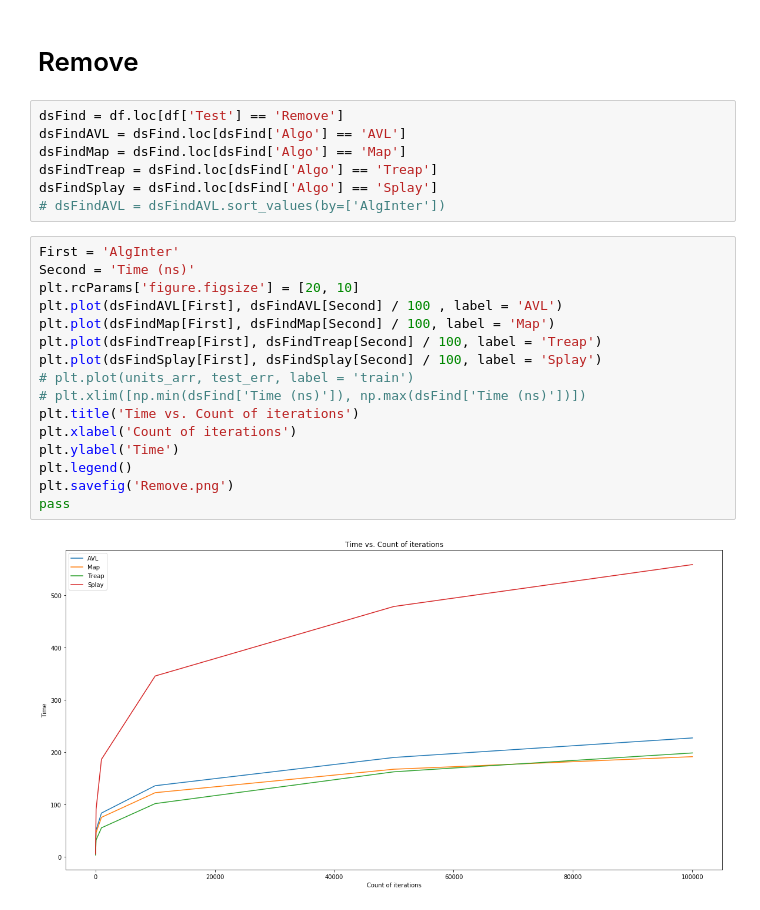
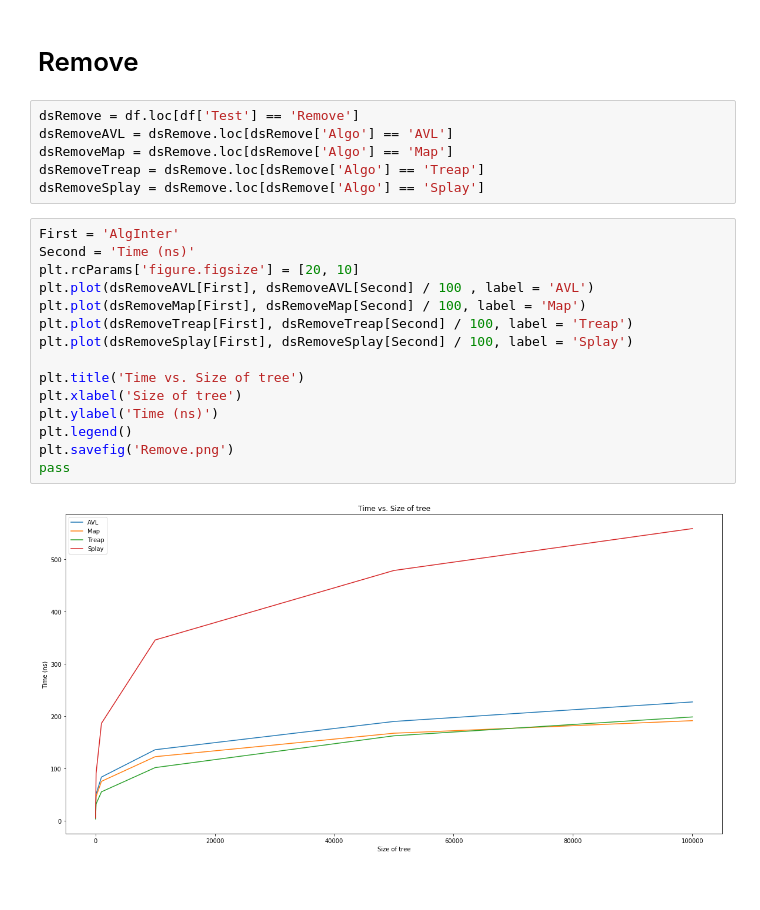
Before and after one commit to Lenferd/Search-trees, a Jupyter notebook: results/report.ipynb, the cells around one changed output. Drawn from its saved outputs; the diff is of its cells as text.

```diff
--- a/results/report.ipynb
+++ b/results/report.ipynb
@@ -117,27 +108,25 @@ pass
 # %% [markdown]
 # Remove
 # %%
-dsFind = df.loc[df['Test'] == 'Remove']
-dsFindAVL = dsFind.loc[dsFind['Algo'] == 'AVL']
-dsFindMap = dsFind.loc[dsFind['Algo'] == 'Map']
-dsFindTreap = dsFind.loc[dsFind['Algo'] == 'Treap']
-dsFindSplay = dsFind.loc[dsFind['Algo'] == 'Splay']
-# dsFindAVL = dsFindAVL.sort_values(by=['AlgInter'])
+dsRemove = df.loc[df['Test'] == 'Remove']
+dsRemoveAVL = dsRemove.loc[dsRemove['Algo'] == 'AVL']
+dsRemoveMap = dsRemove.loc[dsRemove['Algo'] == 'Map']
+dsRemoveTreap = dsRemove.loc[dsRemove['Algo'] == 'Treap']
+dsRemoveSplay = dsRemove.loc[dsRemove['Algo'] == 'Splay']
 # %%
 First = 'AlgInter'
 Second = 'Time (ns)'
 plt.rcParams['figure.figsize'] = [20, 10]
-plt.plot(dsFindAVL[First], dsFindAVL[Second] / 100 , label = 'AVL')
-plt.plot(dsFindMap[First], dsFindMap[Second] / 100, label = 'Map')
-plt.plot(dsFindTreap[First], dsFindTreap[Second] / 100, label = 'Treap')
-plt.plot(dsFindSplay[First], dsFindSplay[Second] / 100, label = 'Splay')
-# plt.plot(units_arr, test_err, label = 'train')
-# plt.xlim([np.min(dsFind['Time (ns)']), np.max(dsFind['Time (ns)'])])
-plt.title('Time vs. Count of iterations')
-plt.xlabel('Count of iterations')
-plt.ylabel('Time')
+plt.plot(dsRemoveAVL[First], dsRemoveAVL[Second] / 100 , label = 'AVL')
+plt.plot(dsRemoveMap[First], dsRemoveMap[Second] / 100, label = 'Map')
+plt.plot(dsRemoveTreap[First], dsRemoveTreap[Second] / 100, label = 'Treap')
+plt.plot(dsRemoveSplay[First], dsRemoveSplay[Second] / 100, label = 'Splay')
+
+plt.title('Time vs. Size of tree')
+plt.xlabel('Size of tree')
+plt.ylabel('Time (ns)')
 plt.legend()
 plt.savefig('Remove.png')
 pass
 # %% [output]
-[figure, old version]
+[figure, new version]
```
Also changed, not shown: parts of 6 cells of this notebook.
